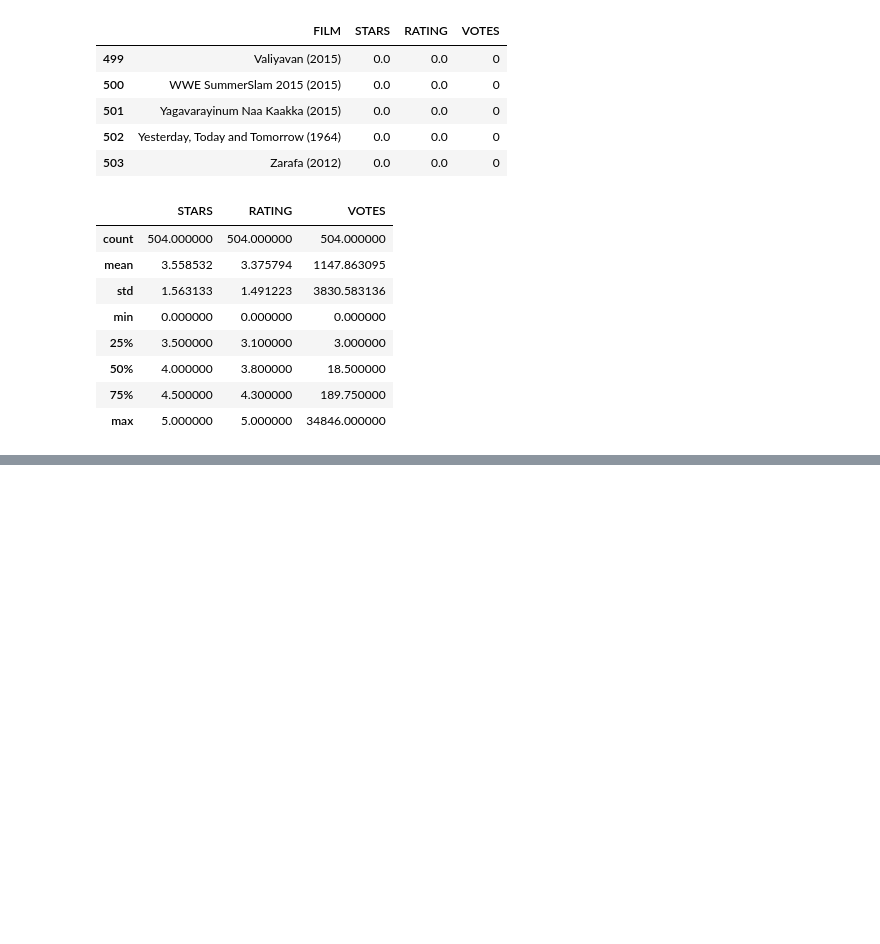
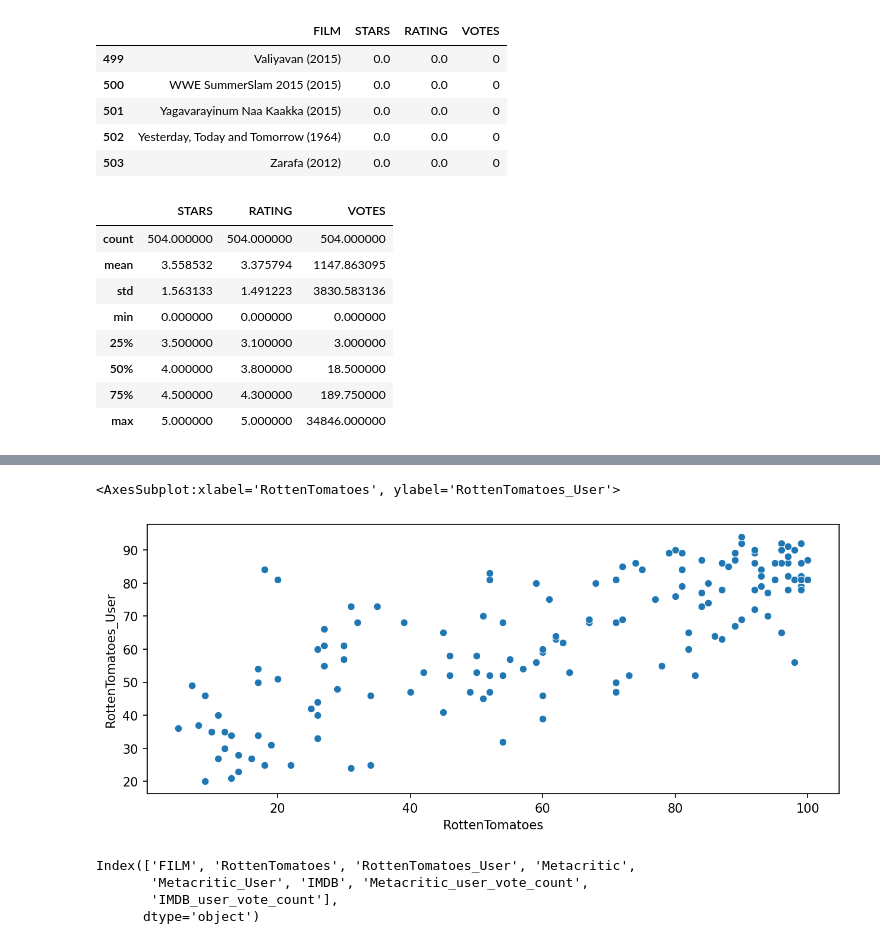
Before and after one commit to VishalxRana/Exploratory-Data-Analytics, a Jupyter notebook: fandango.ipynb, the cells around one changed output, grey strips where cells are left out. Cells and saved outputs as stored; diff of their text form; code cells hidden in the pictures; blank space fills up the shorter version.

```diff
--- a/fandango.ipynb
+++ b/fandango.ipynb
@@ -40,0 +244,13 @@ df.describe()
+# %%
+plt.figure(figsize=(10, 4), dpi=150)
+sns.scatterplot(data=all_sites, x='RottenTomatoes', y='RottenTomatoes_User')
+# %% [output]
+<AxesSubplot:xlabel='RottenTomatoes', ylabel='RottenTomatoes_User'>
+[figure, added]
+# %%
+all_sites.columns
+# %% [output]
+Index(['FILM', 'RottenTomatoes', 'RottenTomatoes_User', 'Metacritic',
+       'Metacritic_User', 'IMDB', 'Metacritic_user_vote_count',
+       'IMDB_user_vote_count'],
+      dtype='object')
```
Also changed, not shown: parts of 61 cells of this notebook.
